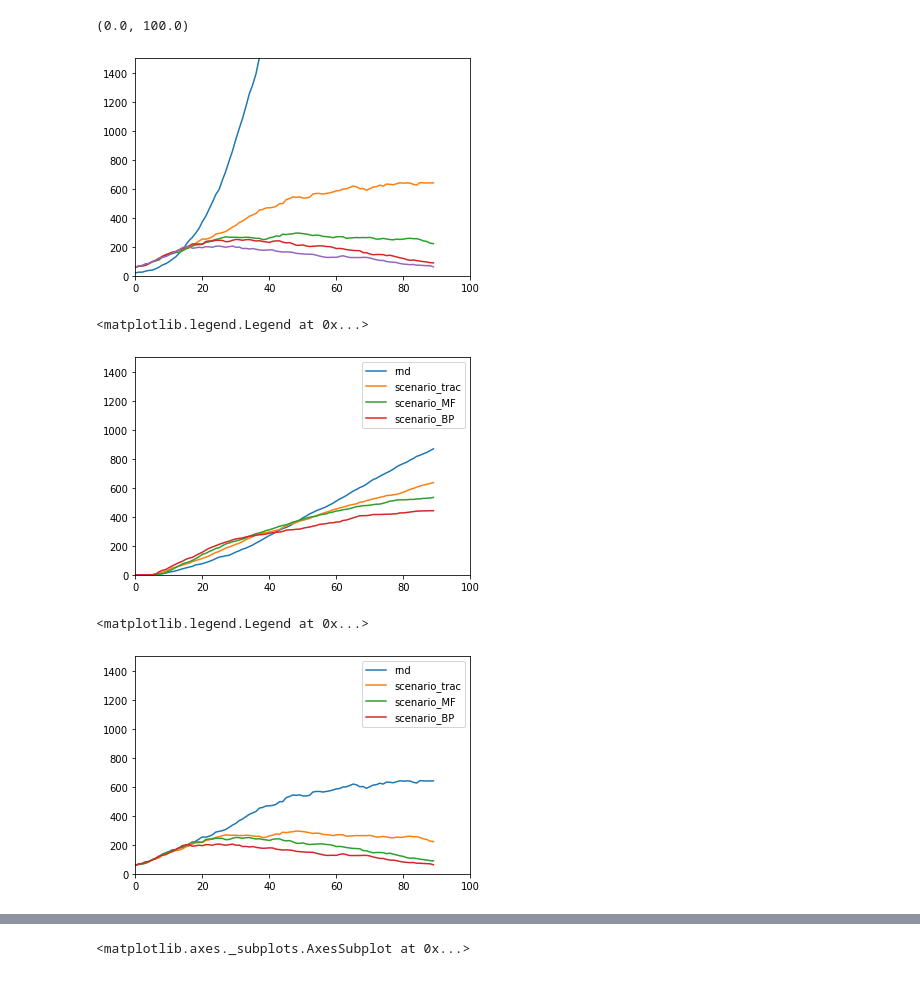
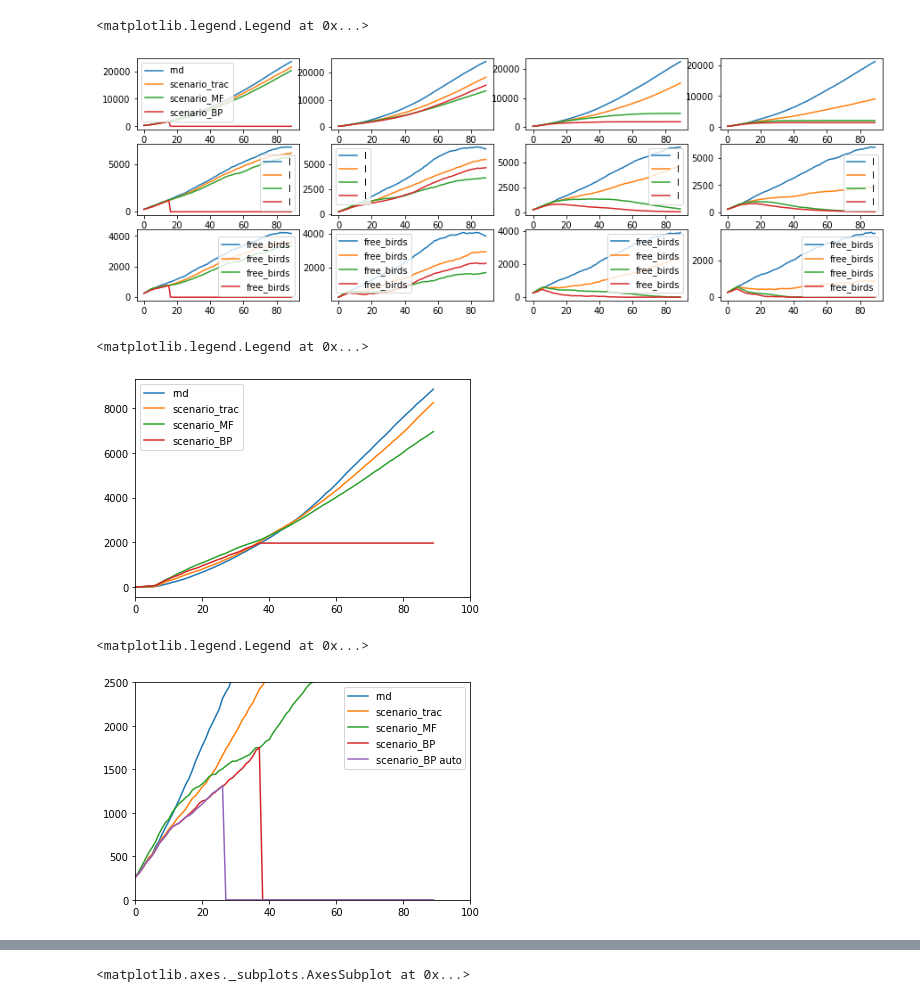
Before and after one commit to sibyl-team/sir_inference, a Jupyter notebook: read_results.ipynb, the cells around one changed output, grey strips where cells are left out. Saved outputs shown, nothing was run; the diff lists cells and outputs as text; code cells hidden in the pictures.

```diff
--- a/read_results.ipynb
+++ b/read_results.ipynb
@@ -50,16 +176,45 @@ Index(['S', 'I', 'R', 'q', 'free_birds'], dtype='object')
+# %%
+import matplotlib.pyplot as plt
+fig, axs = plt.subplots(3, len(n_rankings), figsize=(15, 5))
+seed=2
+for i, n_ranking in enumerate(n_rankings):
+
+    ax = scenario_rnds[seed][n_ranking][["I", "R"]].sum(axis=1).plot(ax = axs[0][i], label="rnd")
+    ax = scenario_tracs[seed][n_ranking][["I", "R"]].sum(axis=1).plot(ax=ax, label="scenario_trac")
+    ax = scenario_MFs[seed][n_ranking][["I", "R"]].sum(axis=1).plot(ax=ax, label="scenario_MF")
+    ax = scenario_BPs[seed][n_ranking][["I", "R"]].sum(axis=1).plot(ax=ax, label="scenario_BP")
+
+    ax = scenario_rnds[seed][n_ranking][["I"]].plot(ax = axs[1][i], label="rnd")
+    ax = scenario_tracs[seed][n_ranking][["I"]].plot(ax=ax, label="scenario_trac")
+    ax = scenario_MFs[seed][n_ranking][["I"]].plot(ax=ax, label="scenario_MF")
+    ax = scenario_BPs[seed][n_ranking][["I"]].plot(ax=ax, label="scenario_BP")
+
+    q = "free_birds"
+    ax = scenario_rnds[seed][n_ranking][[q]].plot(ax = axs[2][i], label="rnd")
+    ax = scenario_tracs[seed][n_ranking][[q]].plot(ax=ax, label="scenario_trac")
+    ax = scenario_MFs[seed][n_ranking][[q]].plot(ax=ax, label="scenario_MF")
+    ax = scenario_BPs[seed][n_ranking][[q]].plot(ax=ax, label="scenario_BP")
+
+#ax = scenario_BP_plus[q].plot(ax=ax, label="scenario_BP auto")
+#ax.set_ylim(400,2500)
+#ax.set_xlim(0,30)
+axs[0][0].legend()
+axs[1][0].legend()
+axs[2][0].legend()
+# %% [output]
+<matplotlib.legend.Legend at 0x...>
+[figure, added]
 # %%
 q = "I"
-ax = no_int[q].plot()
-ax = scenario_rnd[q].plot(ax=ax,label="rnd")
+#ax = no_int[q].plot()
+ax = scenario_rnd[q].plot(label="rnd")
 ax = scenario_trac[q].plot(ax=ax, label="scenario_trac")
 ax = scenario_MF[q].plot(ax=ax, label="scenario_MF")
 ax = scenario_BP[q].plot(ax=ax, label="scenario_BP")
-#ax = scenario_BP_plus[q].plot(ax=ax, label="scenario_BP auto")
-ax.set_ylim(0,1500)
+ax = scenario_BP_tau[q].plot(ax=ax, label="scenario_BP auto")
+#ax.set_ylim(0,1500)
 ax.set_xlim(0,100)
+ax.legend()
-# %% [output]
-(0.0, 100.0)
-[figure, removed]
 # %%
 q = "q"
 ax = scenario_rnd[q].plot(label="rnd")
@@ -67,27 +222,27 @@ ax = scenario_trac[q].plot(ax=ax, label="scenario_trac")
 ax = scenario_MF[q].plot(ax=ax, label="scenario_MF")
 ax = scenario_BP[q].plot(ax=ax, label="scenario_BP")
 #ax = scenario_BP_plus[q].plot(ax=ax, label="scenario_BP auto")
-ax.set_ylim(0,1500)
+#ax.set_ylim(0,1500)
 ax.set_xlim(0,100)
 
 ax.legend()
 # %% [output]
 <matplotlib.legend.Legend at 0x...>
-[figure, old version]
+[figure, new version]
 # %%
 q = "I"
 ax = scenario_rnd[q].plot(label="rnd")
 ax = scenario_trac[q].plot(ax=ax, label="scenario_trac")
 ax = scenario_MF[q].plot(ax=ax, label="scenario_MF")
 ax = scenario_BP[q].plot(ax=ax, label="scenario_BP")
-#ax = scenario_BP_plus[q].plot(ax=ax, label="scenario_BP auto")
-ax.set_ylim(0,1500)
+ax = scenario_BP_tau[q].plot(ax=ax, label="scenario_BP auto")
+ax.set_ylim(0,2500)
 ax.set_xlim(0,100)
 
 ax.legend()
 # %% [output]
 <matplotlib.legend.Legend at 0x...>
-[figure, old version]
+[figure, new version]
 # %%
 q = "free_birds"
 #ax = no_int[q].plot(label="no_int")
```
Also changed, not shown: parts of 9 cells of this notebook, 7 other files.
